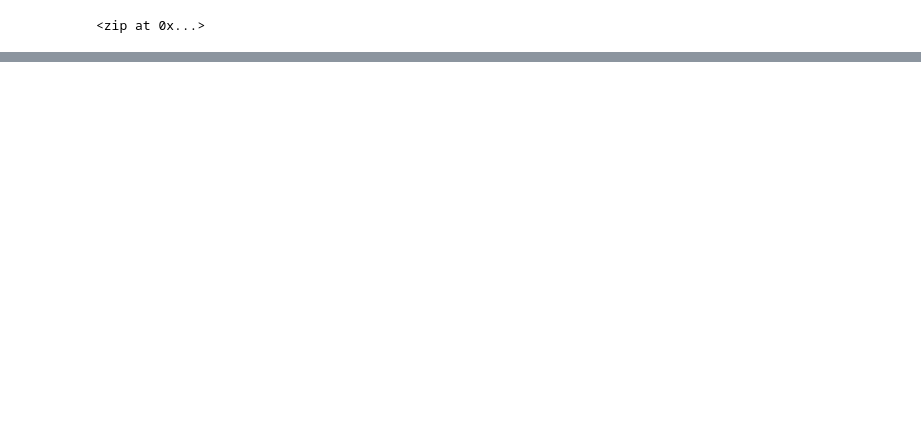
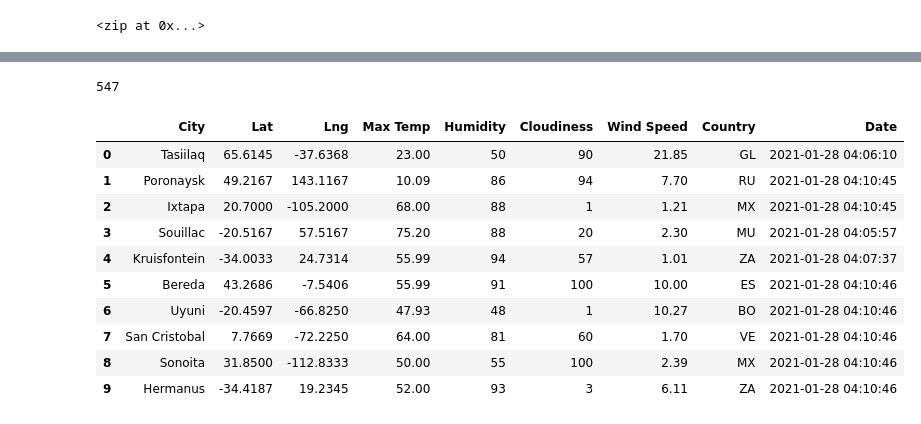
Before and after one commit to pavirova/World_Weather_Analysis, a Jupyter notebook: WeatherPy.ipynb, the cells around one changed output, grey strips where cells are left out. Cells and saved outputs as stored; diff of their text form; code cells hidden in the pictures; blank space fills up the shorter version.

```diff
--- a/WeatherPy.ipynb
+++ b/WeatherPy.ipynb
@@ -31,0 +122,20 @@ len(cities)
+# %%
+len(city_data)
+# %% [output]
+547
+# %%
+# Convert the array of dictionaries to a Pandas DataFrame.
+city_data_df = pd.DataFrame(city_data)
+city_data_df.head(10)
+# %% [output]
+|  | City | Lat | Lng | Max Temp | Humidity | Cloudiness | Wind Speed | Country | Date |
+| 0 | Tasiilaq | 65.6145 | -37.6368 | 23.00 | 50 | 90 | 21.85 | GL | 2021-01-28 04:06:10 |
+| 1 | Poronaysk | 49.2167 | 143.1167 | 10.09 | 86 | 94 | 7.70 | RU | 2021-01-28 04:10:45 |
+| 2 | Ixtapa | 20.7000 | -105.2000 | 68.00 | 88 | 1 | 1.21 | MX | 2021-01-28 04:10:45 |
+| 3 | Souillac | -20.5167 | 57.5167 | 75.20 | 88 | 20 | 2.30 | MU | 2021-01-28 04:05:57 |
+| 4 | Kruisfontein | -34.0033 | 24.7314 | 55.99 | 94 | 57 | 1.01 | ZA | 2021-01-28 04:07:37 |
+| 5 | Bereda | 43.2686 | -7.5406 | 55.99 | 91 | 100 | 10.00 | ES | 2021-01-28 04:10:46 |
+| 6 | Uyuni | -20.4597 | -66.8250 | 47.93 | 48 | 1 | 10.27 | BO | 2021-01-28 04:10:46 |
+| 7 | San Cristobal | 7.7669 | -72.2250 | 64.00 | 81 | 60 | 1.70 | VE | 2021-01-28 04:10:46 |
+| 8 | Sonoita | 31.8500 | -112.8333 | 50.00 | 55 | 100 | 2.39 | MX | 2021-01-28 04:10:46 |
+| 9 | Hermanus | -34.4187 | 19.2345 | 52.00 | 93 | 3 | 6.11 | ZA | 2021-01-28 04:10:46 |
```
Also changed, not shown: parts of 6 cells of this notebook, 1 other file.
